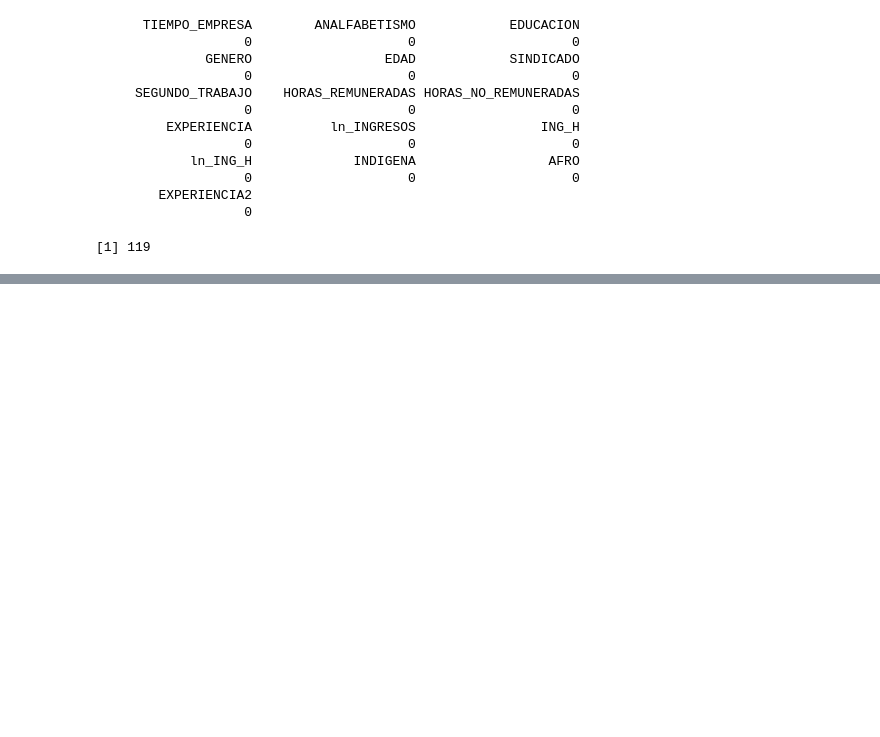
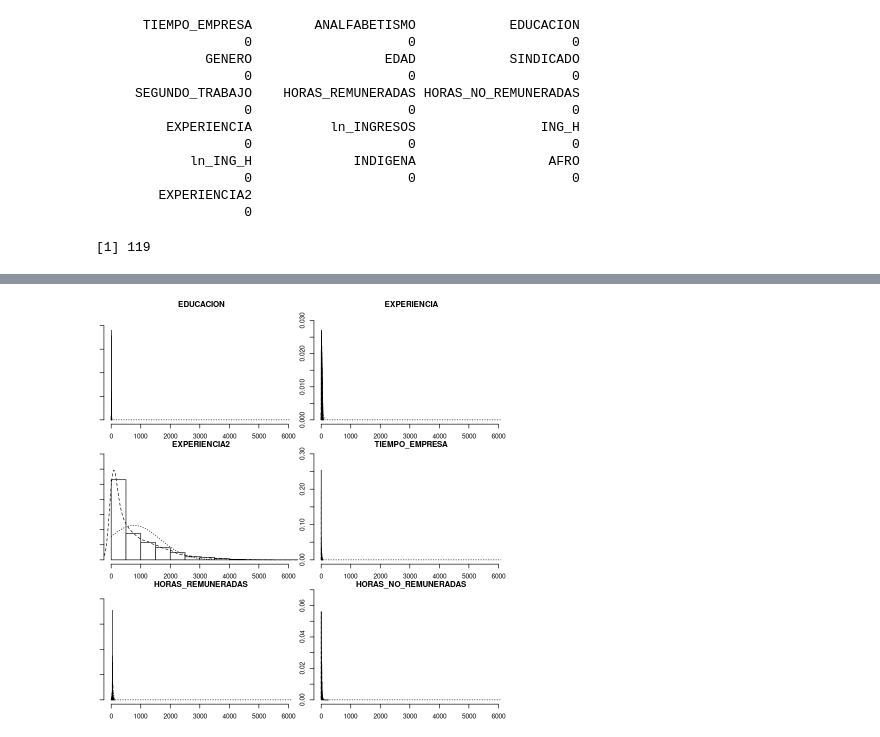
Before and after one commit to LeKilleRGallet/university, a Jupyter notebook: econometrics/TrabajoFinal/TrabajoFinal.ipynb, the cells around one changed output, grey strips where cells are left out. Saved outputs shown, nothing was run; the diff lists cells and outputs as text; code cells hidden in the pictures; blank space fills up the shorter version.

```diff
--- a/econometrics/TrabajoFinal/TrabajoFinal.ipynb
+++ b/econometrics/TrabajoFinal/TrabajoFinal.ipynb
@@ -580,0 +685,4 @@ png
+# %%
+multi.hist(exogenous_df[1:6], density = TRUE)
+# %% [output]
+[figure, added]
```
Also changed, not shown: parts of 55 cells of this notebook, 17 other files.
